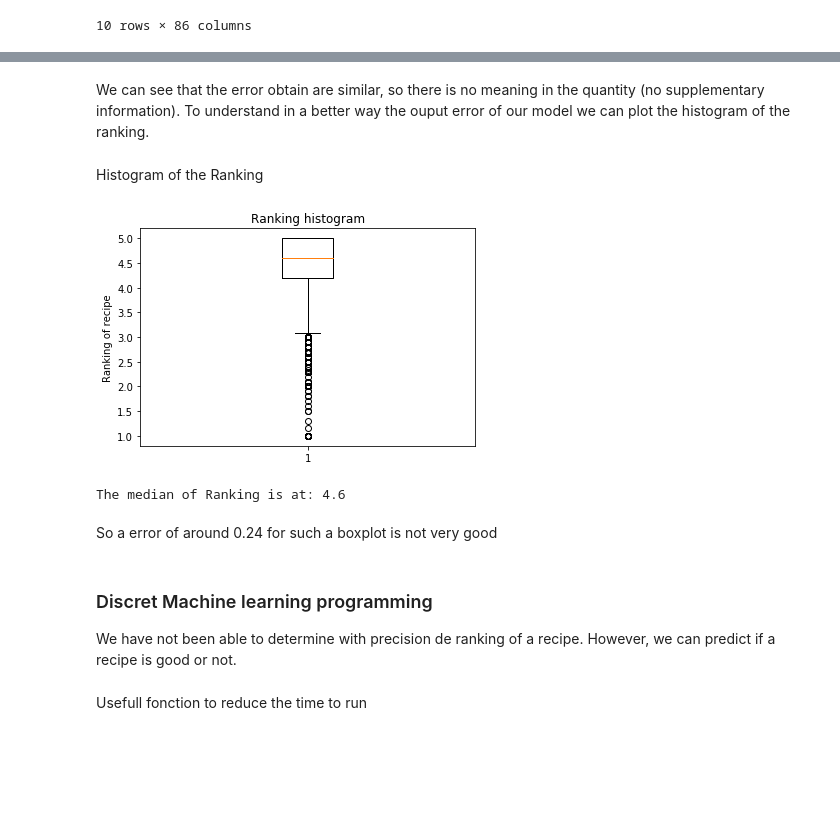
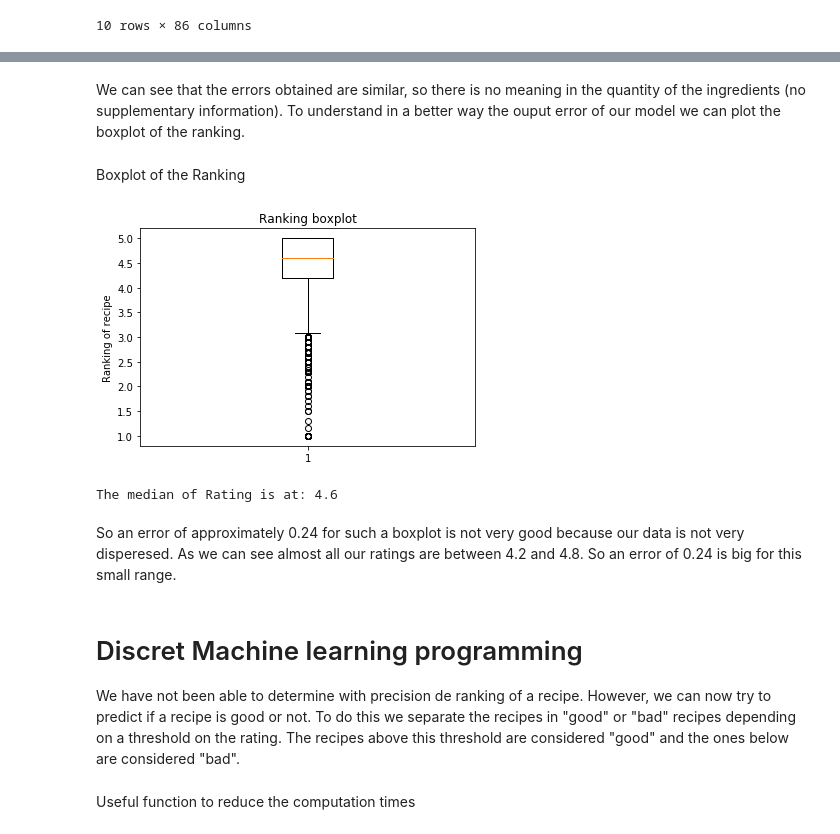
Before and after one commit to lautenba/ADA_pADAwan_Project, a Jupyter notebook: project.ipynb, the cells around one changed output, grey strips where cells are left out. Cells and saved outputs as stored; diff of their text form; code cells hidden in the pictures; blank space fills up the shorter version.

```diff
--- a/project.ipynb
+++ b/project.ipynb
@@ -978,26 +964,24 @@ Mean squared error for binary dataframe : 0.23668677685628062
 # %% [markdown]
-We can see that the error obtain are similar, so there is no meaning in the quantity (no supplementary information). To understand in a better way the ouput error of our model we can plot the histogram of the ranking.
+We can see that the errors obtained are similar, so there is no meaning in the quantity of the ingredients (no supplementary information). To understand in a better way the ouput error of our model we can plot the boxplot of the ranking.
 # %% [markdown]
-Histogram of the Ranking
+Boxplot of the Ranking
 # %%
-#fig.suptitle('Cross-validation error as a function of alpha')
 plt.boxplot(Ranking_ingredients_quantity['Ranking'])
-plt.title('Ranking histogram')
+plt.title('Ranking boxplot')
 plt.ylabel('Ranking of recipe')
-#plt.ylabel('Counts')
 plt.show()
-print('The median of Ranking is at:',Ranking_ingredients_quantity['Ranking'].quantile(0.5))
+print('The median of Rating is at:',Ranking_ingredients_quantity['Ranking'].quantile(0.5))
 # %% [output]
-[figure, old version]
+[figure, new version]
-The median of Ranking is at: 4.6
+The median of Rating is at: 4.6
-# %% [markdown]
-So a error of around 0.24 for such a boxplot is not very good
+# %% [markdown]
+So an error of approximately 0.24 for such a boxplot is not very good because our data is not very disperesed. As we can see almost all our ratings are between 4.2 and 4.8. So an error of 0.24 is big for this small range.
 # %% [markdown]
-### Discret Machine learning programming
+# Discret Machine learning programming
 
-We have not been able to determine with precision de ranking of a recipe. However, we can predict if a recipe is good or not.
+We have not been able to determine with precision de ranking of a recipe. However, we can now try to predict if a recipe is good or not. To do this we separate the recipes in "good" or "bad" recipes depending on a threshold on the rating. The recipes above this threshold are considered "good" and the ones below are considered "bad".
-# %% [markdown]
-Usefull fonction to reduce the time to run
+# %% [markdown]
+Useful function to reduce the computation times
 # %%
 def Ranking_function(bottom_value,top_value,Ranking_value):
     if Ranking_value > bottom_value:
```
Also changed, not shown: parts of 118 cells of this notebook, 4 other files.
